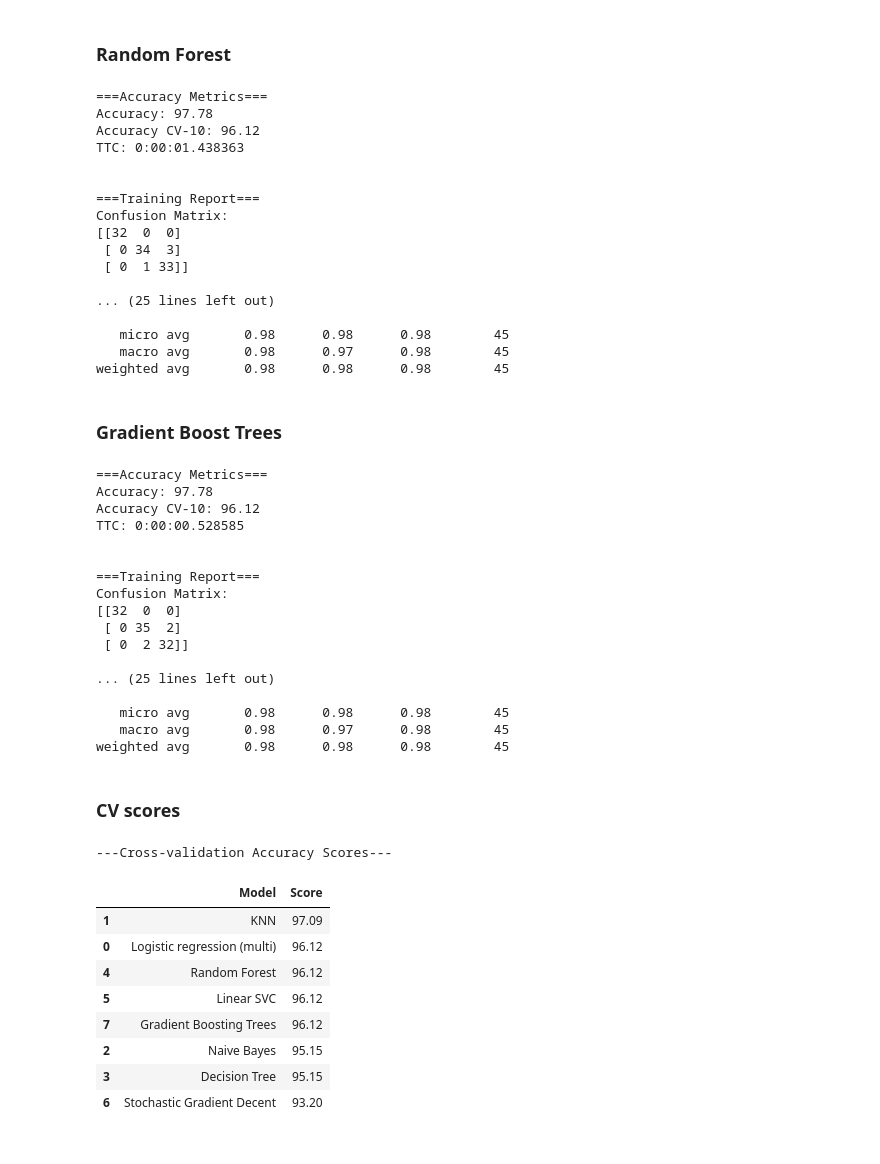
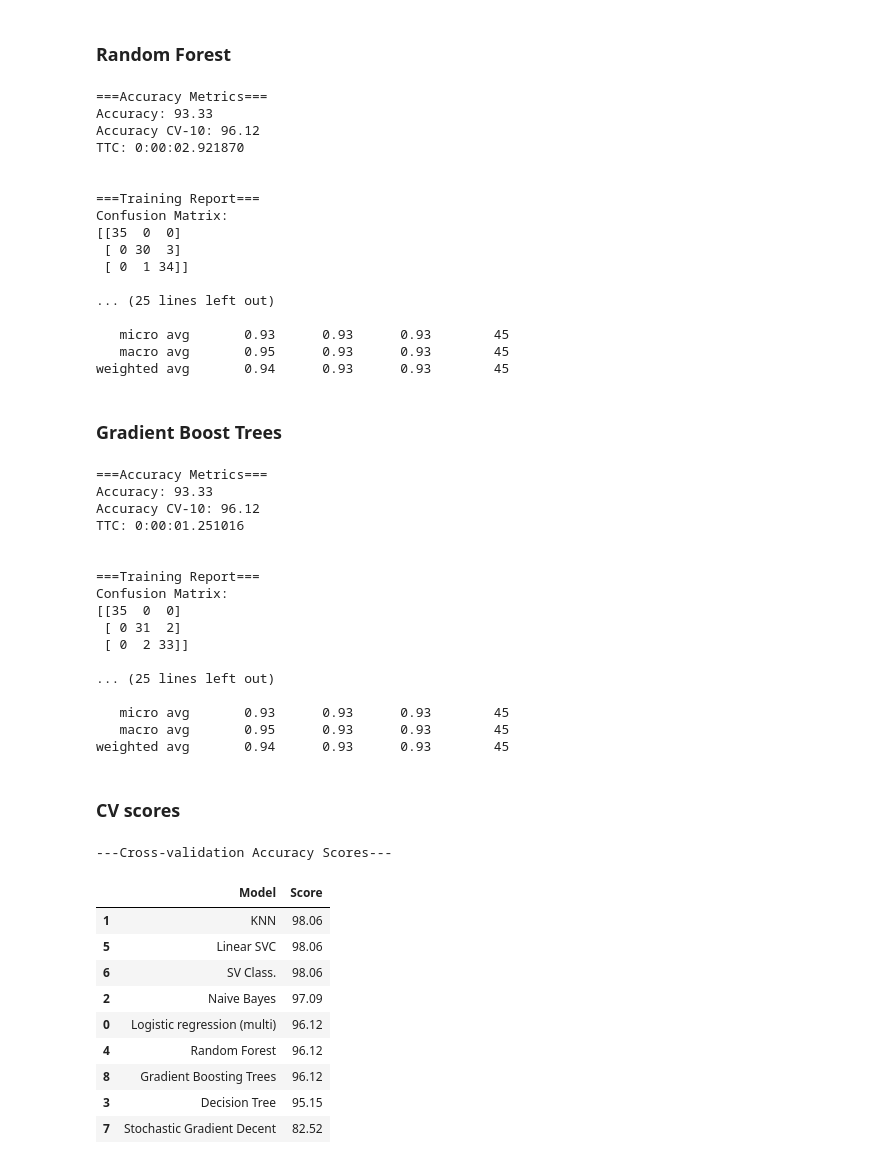
Before and after one commit to RekaCodes/iris, a Jupyter notebook: iris.ipynb, the cells around one changed output. Saved outputs shown, nothing was run; the diff lists cells and outputs as text; code cells hidden in the pictures.

```diff
--- a/iris.ipynb
+++ b/iris.ipynb
@@ -637,9 +691,9 @@ weighted avg       0.96      0.96      0.96       103
 ### Stochastic Gradient Descent
 # %%
 start = time.time()
-train_pred_sgdc, test_pred_sgdc, acc_sgdc, acc_cv_sgdc, probs = fit_algo(SGDClassifier(n_jobs=-1,
-                                                                                      tol=None,
-                                                                                      shuffle=True,
+train_pred_sgdc, test_pred_sgdc, acc_sgdc, acc_cv_sgdc, probs_sgdc = fit_algo(SGDClassifier(n_jobs=-1,
+                                                                                      tol=0.1,
+                                                                                      shuffle=False,
                                                                                       max_iter=1000),
                                                                          X_train,
                                                                          y_train,
@@ -692,7 +746,7 @@ weighted avg       0.96      0.96      0.96        45
 ### Decision Tree Classifier
 # %%
 start = time.time()
-train_pred_tree, test_pred_tree, acc_tree, acc_cv_tree, probs = fit_algo(
+train_pred_tree, test_pred_tree, acc_tree, acc_cv_tree, probs_tree = fit_algo(
     DecisionTreeClassifier(),
     X_train,
     y_train,
@@ -745,7 +799,7 @@ weighted avg       0.96      0.96      0.96        45
 ### Random Forest
 # %%
 start = time.time()
-train_pred_rand, test_pred_rand, acc_rand, acc_cv_rand, probs = fit_algo(
+train_pred_rand, test_pred_rand, acc_rand, acc_cv_rand, probs_rand = fit_algo(
     RandomForestClassifier(n_estimators=200, n_jobs=-1),
     X_train,
     y_train,
@@ -778,27 +832,27 @@ Classification Report:
 """)
 # %% [output]
 ===Accuracy Metrics===
-Accuracy: 97.78
+Accuracy: 93.33
 Accuracy CV-10: 96.12
-TTC: 0:00:01.438363
+TTC: 0:00:02.921870
 
 
 ===Training Report===
 Confusion Matrix:
-[[32  0  0]
- [ 0 34  3]
- [ 0  1 33]]
+[[35  0  0]
+ [ 0 30  3]
+ [ 0  1 34]]
 
 ... (25 lines left out)
 
-   micro avg       0.98      0.98      0.98        45
-   macro avg       0.98      0.97      0.98        45
-weighted avg       0.98      0.98      0.98        45
+   micro avg       0.93      0.93      0.93        45
+   macro avg       0.95      0.93      0.93        45
+weighted avg       0.94      0.93      0.93        45
 # %% [markdown]
 ### Gradient Boost Trees
 # %%
 start = time.time()
-train_pred_gbt, test_pred_gbt, acc_gbt, acc_cv_gbt, cv = fit_algo(GradientBoostingClassifier(),
+train_pred_gbt, test_pred_gbt, acc_gbt, acc_cv_gbt, probs_gbt = fit_algo(GradientBoostingClassifier(),
                                                                   X_train,
                                                                   y_train,
                                                                   X_test,
@@ -830,51 +884,53 @@ Classification Report:
 """)
 # %% [output]
 ===Accuracy Metrics===
-Accuracy: 97.78
+Accuracy: 93.33
 Accuracy CV-10: 96.12
-TTC: 0:00:00.528585
+TTC: 0:00:01.251016
 
 
 ===Training Report===
 Confusion Matrix:
-[[32  0  0]
- [ 0 35  2]
- [ 0  2 32]]
+[[35  0  0]
+ [ 0 31  2]
+ [ 0  2 33]]
 
 ... (25 lines left out)
 
-   micro avg       0.98      0.98      0.98        45
-   macro avg       0.98      0.97      0.98        45
-weighted avg       0.98      0.98      0.98        45
+   micro avg       0.93      0.93      0.93        45
+   macro avg       0.95      0.93      0.93        45
+weighted avg       0.94      0.93      0.93        45
 # %% [markdown]
 ### CV scores
 # %%
 cv_models = pd.DataFrame({
     'Model': ['Logistic regression (multi)', 'KNN', 'Naive Bayes',
-              'Decision Tree', 'Random Forest', 'Linear SVC',
+              'Decision Tree', 'Random Forest', 'Linear SVC', 'SV Class.',
               'Stochastic Gradient Decent',
               'Gradient Boosting Trees',
               ],
     'Score': [
         acc_cv_log,
         acc_cv_knn,
         acc_cv_gnb,
         acc_cv_tree,
         acc_cv_rand,
+        acc_cv_lsvc,
         acc_cv_svc,
         acc_cv_sgdc,
         acc_cv_gbt
     ]})
 print('---Cross-validation Accuracy Scores---')
 cv_models.sort_values(by='Score', ascending=False)
 # %% [output]
 ---Cross-validation Accuracy Scores---
 |  | Model | Score |
-| 1 | KNN | 97.09 |
+| 1 | KNN | 98.06 |
+| 5 | Linear SVC | 98.06 |
+| 6 | SV Class. | 98.06 |
+| 2 | Naive Bayes | 97.09 |
 | 0 | Logistic regression (multi) | 96.12 |
 | 4 | Random Forest | 96.12 |
-| 5 | Linear SVC | 96.12 |
-| 7 | Gradient Boosting Trees | 96.12 |
-| 2 | Naive Bayes | 95.15 |
+| 8 | Gradient Boosting Trees | 96.12 |
 | 3 | Decision Tree | 95.15 |
-| 6 | Stochastic Gradient Decent | 93.20 |
+| 7 | Stochastic Gradient Decent | 82.52 |
```
Also changed, not shown: parts of 9 cells of this notebook.
